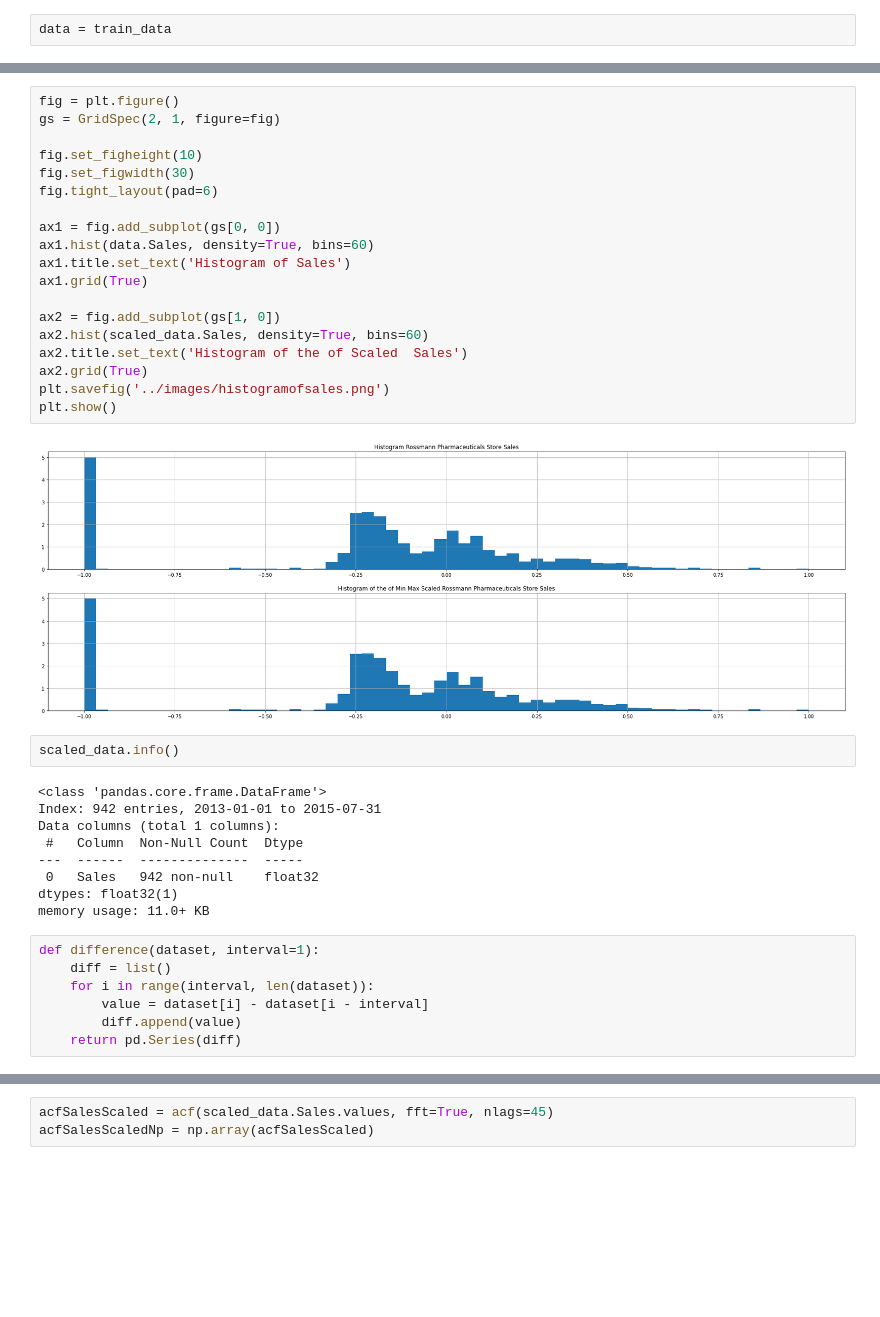
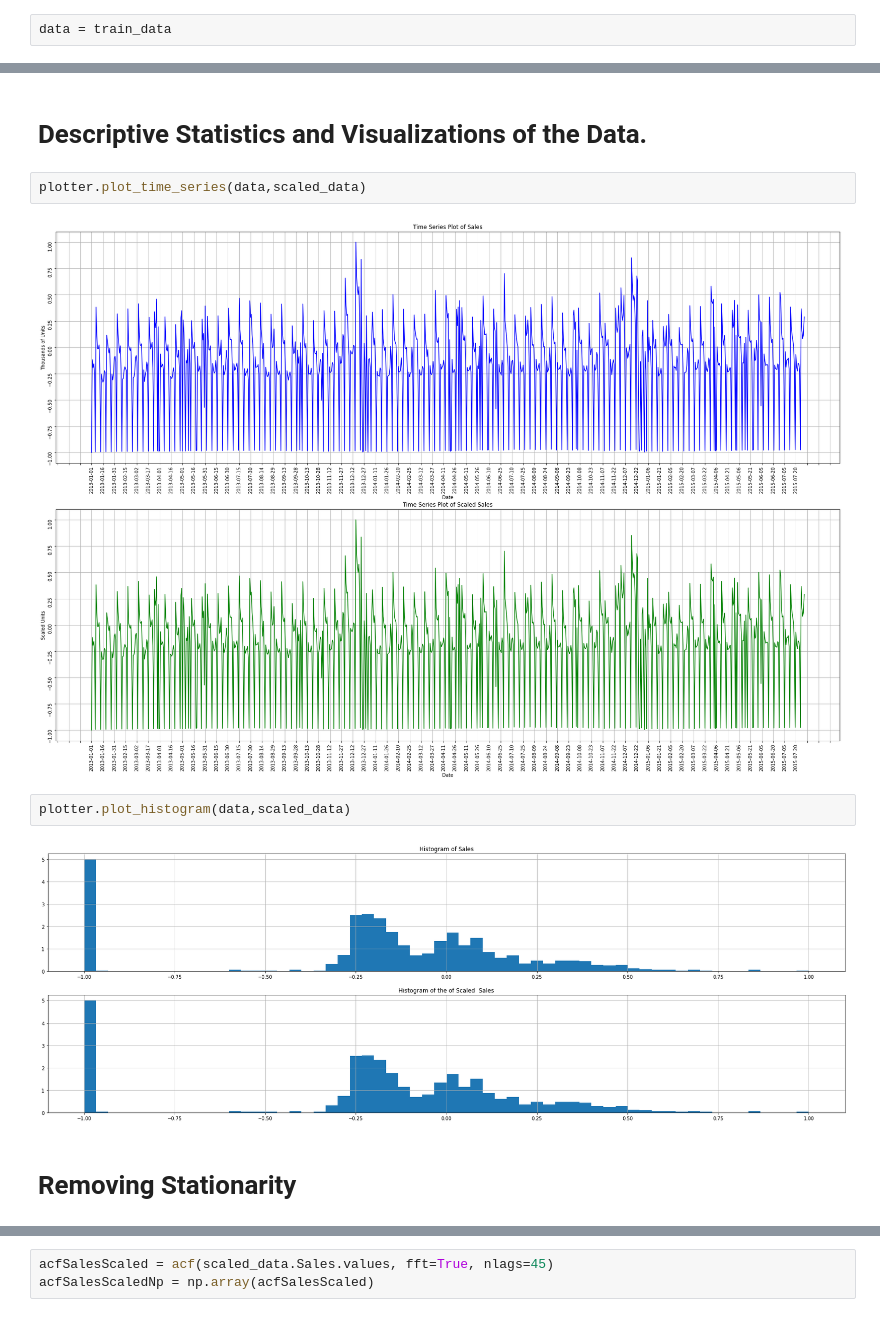
Before and after one commit to tesfayealex/Pharmaceutical-Sales-prediction, a Jupyter notebook: notebooks/deep_learning.ipynb, the cells around one changed output, grey strips where cells are left out. Cells and saved outputs as stored; diff of their text form; blank space fills up the shorter version.

```diff
--- a/notebooks/deep_learning.ipynb
+++ b/notebooks/deep_learning.ipynb
@@ -132,40 +37,13 @@ plt.show()
-# %%
-fig = plt.figure()
-gs = GridSpec(2, 1, figure=fig)
-
-fig.set_figheight(10)
-fig.set_figwidth(30)
-fig.tight_layout(pad=6)
-
-ax1 = fig.add_subplot(gs[0, 0])
-ax1.hist(data.Sales, density=True, bins=60)
-ax1.title.set_text('Histogram of Sales')
-ax1.grid(True)
-
-ax2 = fig.add_subplot(gs[1, 0])
-ax2.hist(scaled_data.Sales, density=True, bins=60)
-ax2.title.set_text('Histogram of the of Scaled  Sales')
-ax2.grid(True)
-plt.savefig('../images/histogramofsales.png')
-plt.show()
-# %% [output]
-[figure, removed]
-# %%
-scaled_data.info()
-# %% [output]
-<class 'pandas.core.frame.DataFrame'>
-Index: 942 entries, 2013-01-01 to 2015-07-31
-Data columns (total 1 columns):
- #   Column  Non-Null Count  Dtype
----  ------  --------------  -----
- 0   Sales   942 non-null    float32
-dtypes: float32(1)
-memory usage: 11.0+ KB
-# %%
-def difference(dataset, interval=1):
-	diff = list()
-	for i in range(interval, len(dataset)):
-		value = dataset[i] - dataset[i - interval]
-		diff.append(value)
-	return pd.Series(diff)
+# %% [markdown]
+# Descriptive Statistics and Visualizations of the Data.
+# %%
+plotter.plot_time_series(data,scaled_data)
+# %% [output]
+[figure, added]
+# %%
+plotter.plot_histogram(data,scaled_data)
+# %% [output]
+[figure, added]
+# %% [markdown]
+# Removing Stationarity
 # %%
```
Also changed, not shown: parts of 31 cells of this notebook, 15 other files.
